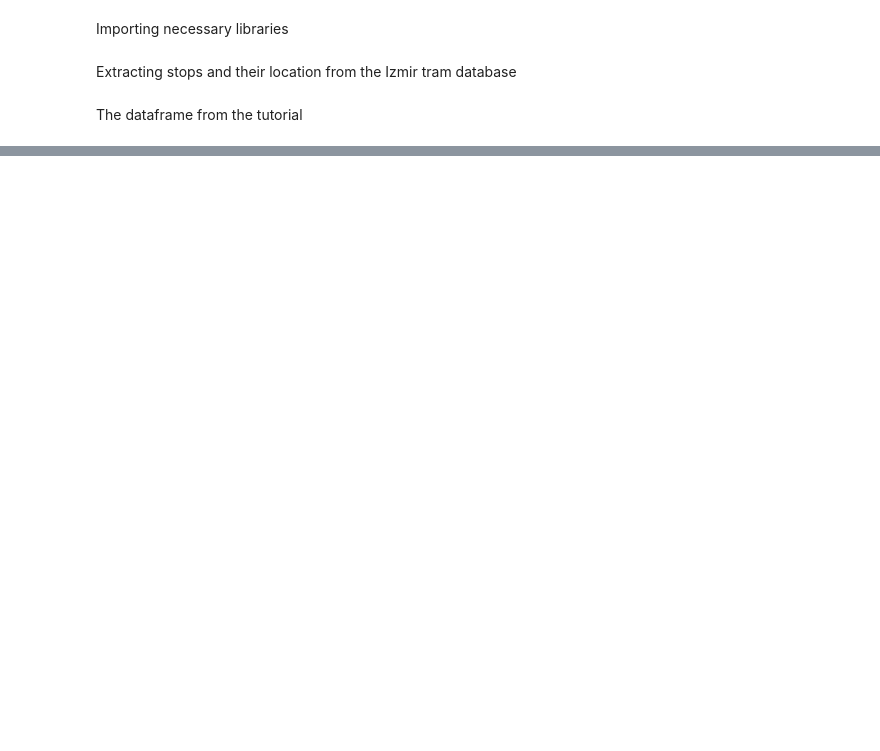
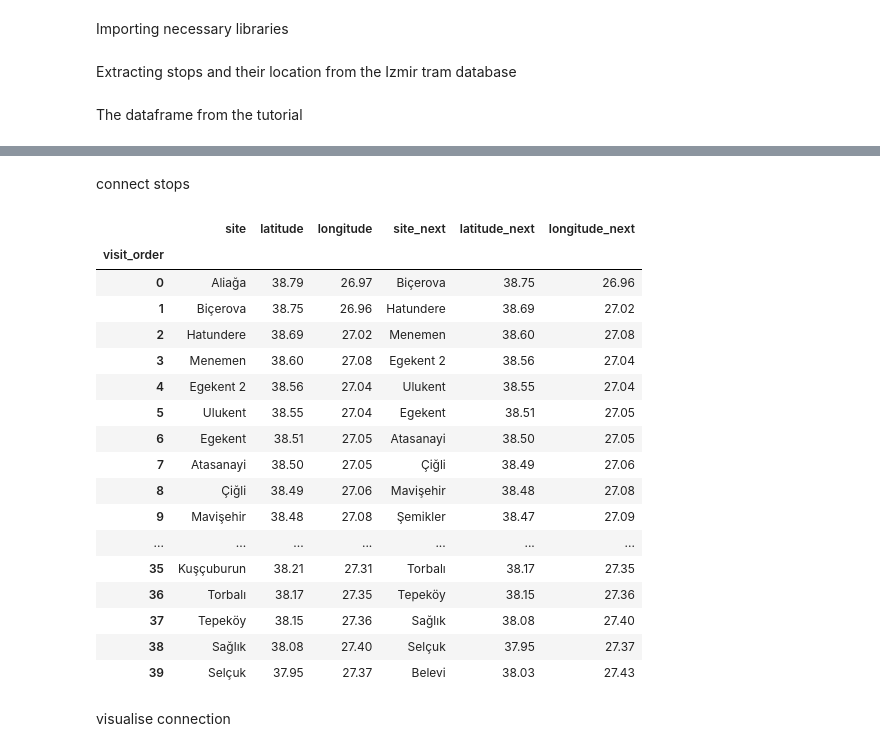
Before and after one commit to FireHawkss/Project-reliable-NMBS, a Jupyter notebook: Visualisation.ipynb, the cells around one changed output, grey strips where cells are left out. Cells and saved outputs as stored; diff of their text form; code cells hidden in the pictures; blank space fills up the shorter version.

```diff
--- a/Visualisation.ipynb
+++ b/Visualisation.ipynb
@@ -38,0 +39,4 @@ First visualisation
+# %%
+df_sites = extract_stops_from_db('izmir_izban_static_data.db')
+
+df_sites
@@ -39,10 +61,7 @@ First visualisation
 # %%
-df_sites = extract_stops_from_db('izmir_tram_static_data.db')
+avg_location = df_sites[['latitude', 'longitude']].mean() # to display the average location of all stops
+map_izmir = folium.Map(location=avg_location, zoom_start=13, tiles="cartodb positron")
 
-df_sites
-
-avg_location = df_sites[['latitude', 'longitude']].mean() # to display the average location of all stops
-map_izmir = folium.Map(location=avg_location, zoom_start=13)
 
 for site in df_sites.itertuples():
     marker = folium.Marker(location=(site.latitude, site.longitude), tooltip=site.site)
@@ -53,0 +75,5 @@ map_izmir
+# %%
+df_route = df_sites.copy()
+df_route.index.name = 'visit_order'
+
+df_route
@@ -53,0 +99,30 @@ map_izmir
+# %% [markdown]
+connect stops
+# %%
+df_route_segments = df_route.join(
+    df_route.shift(-1),  # map each stop to its next stop
+    rsuffix='_next'
+).dropna()  # last stop has no "next one", so drop it
+
+df_route_segments
+# %% [output]
+|  | site | latitude | longitude | site_next | latitude_next | longitude_next |
+| visit_order |  |  |  |  |  |  |
+| 0 | Aliağa | 38.79 | 26.97 | Biçerova | 38.75 | 26.96 |
+| 1 | Biçerova | 38.75 | 26.96 | Hatundere | 38.69 | 27.02 |
+| 2 | Hatundere | 38.69 | 27.02 | Menemen | 38.60 | 27.08 |
+| 3 | Menemen | 38.60 | 27.08 | Egekent 2 | 38.56 | 27.04 |
+| 4 | Egekent 2 | 38.56 | 27.04 | Ulukent | 38.55 | 27.04 |
+| 5 | Ulukent | 38.55 | 27.04 | Egekent | 38.51 | 27.05 |
+| 6 | Egekent | 38.51 | 27.05 | Atasanayi | 38.50 | 27.05 |
+| 7 | Atasanayi | 38.50 | 27.05 | Çiğli | 38.49 | 27.06 |
+| 8 | Çiğli | 38.49 | 27.06 | Mavişehir | 38.48 | 27.08 |
+| 9 | Mavişehir | 38.48 | 27.08 | Şemikler | 38.47 | 27.09 |
+| ... | ... | ... | ... | ... | ... | ... |
+| 35 | Kuşçuburun | 38.21 | 27.31 | Torbalı | 38.17 | 27.35 |
+| 36 | Torbalı | 38.17 | 27.35 | Tepeköy | 38.15 | 27.36 |
+| 37 | Tepeköy | 38.15 | 27.36 | Sağlık | 38.08 | 27.40 |
+| 38 | Sağlık | 38.08 | 27.40 | Selçuk | 37.95 | 27.37 |
+| 39 | Selçuk | 37.95 | 27.37 | Belevi | 38.03 | 27.43 |
+# %% [markdown]
+visualise connection
```
Also changed, not shown: parts of 5 cells of this notebook.
